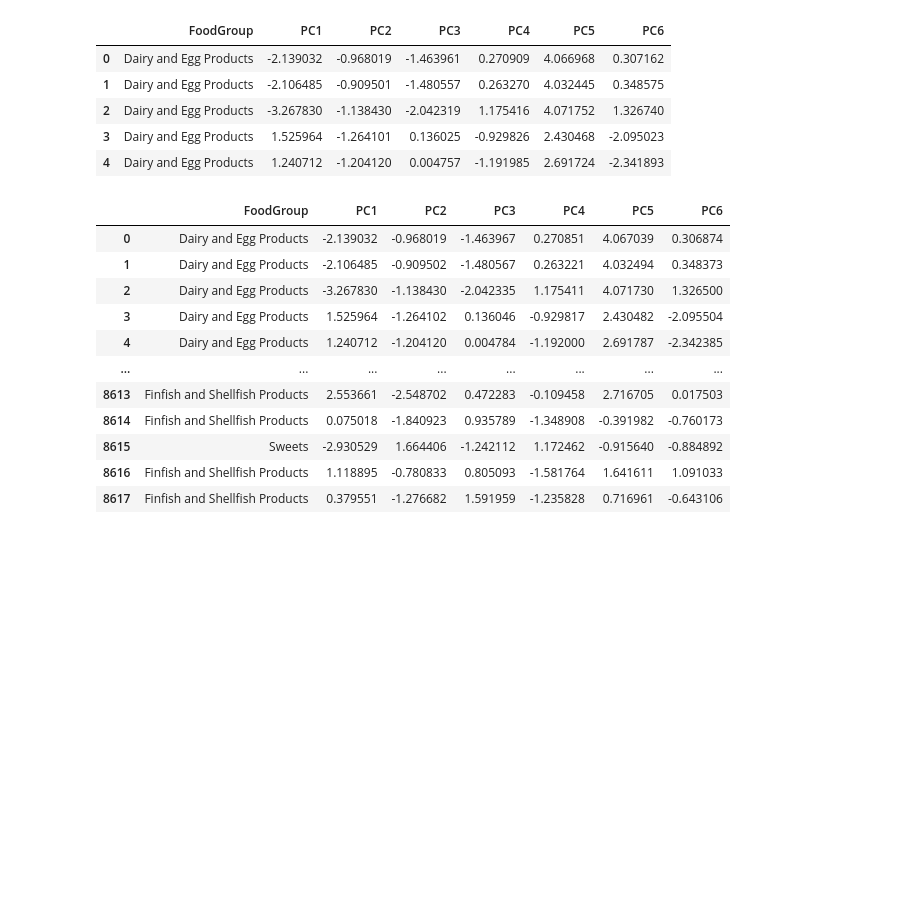
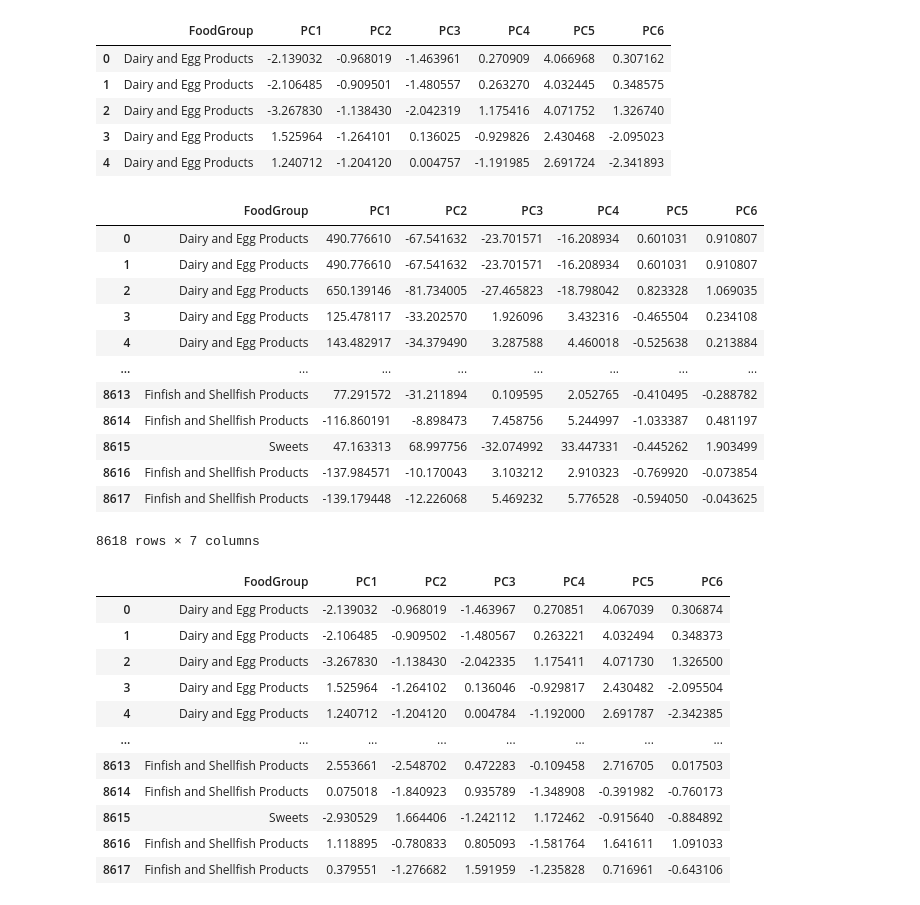
Before and after one commit to Porpi01/ONLINE_DS_THEBRIDGE_Monica, a Jupyter notebook: Ejercicios Repo del profe/3-Machine_Learning/2-No_Supervisado/1-PCA/Practica/1_Nutrition PCA.ipynb, the cells around one changed output. Cells and saved outputs as stored; diff of their text form; code cells hidden in the pictures; blank space fills up the shorter version.

```diff
--- a/Ejercicios Repo del profe/3-Machine_Learning/2-No_Supervisado/1-PCA/Practica/1_Nutrition PCA.ipynb
+++ b/Ejercicios Repo del profe/3-Machine_Learning/2-No_Supervisado/1-PCA/Practica/1_Nutrition PCA.ipynb
@@ -257,6 +304,11 @@ Crea un nuevo PCA con X Principal Components, siendo X la cantidad de PC escogid
 Obtén el nuevo dataset con el mismo número de registros que el original, pero en este caso con X features, que representan los PC elegidos.
 # %%
 # Instancia un nuevo PCA con n_components=6
+X = df_transform.iloc[:,:6]
+model_pca2 = PCA(n_components=6)
+
+pca2 = model_pca2.fit_transform(X)
+X.shape
 
 # Entrena, transforma y obtén el shape
 # %% [output]
@@ -264,3 +320,10 @@ Obtén el nuevo dataset con el mismo número de registros que el original, pero
 # %%
 # %% [output]
 PCA(n_components=6)
+# %%
+resultados = pd.DataFrame(
+    pca2,
+    columns = ['PC1', 'PC2',"PC3","PC4","PC5","PC6"],
+    )
+
+resultados
@@ -278,3 +355,4 @@ PCA(n_components=6)
 Determina para cada Principal Component, los 3 grupos de comida (*FoodGroup*) con los valores del PC más altos.
 # %%
 # Necesitaremos la serie FoodGroup
+df_food  = df["FoodGroup"]
@@ -315,6 +380,23 @@ Name: FoodGroup, Length: 8618, dtype: object
 | 2 | Dairy and Egg Products | -3.267830 | -1.138430 | -2.042319 | 1.175416 | 4.071752 | 1.326740 |
 | 3 | Dairy and Egg Products | 1.525964 | -1.264101 | 0.136025 | -0.929826 | 2.430468 | -2.095023 |
 | 4 | Dairy and Egg Products | 1.240712 | -1.204120 | 0.004757 | -1.191985 | 2.691724 | -2.341893 |
+# %%
+df_final_concat = pd.concat([df_food, resultados], axis=1)
+df_final_concat
+# %% [output]
+|  | FoodGroup | PC1 | PC2 | PC3 | PC4 | PC5 | PC6 |
+| 0 | Dairy and Egg Products | 490.776610 | -67.541632 | -23.701571 | -16.208934 | 0.601031 | 0.910807 |
+| 1 | Dairy and Egg Products | 490.776610 | -67.541632 | -23.701571 | -16.208934 | 0.601031 | 0.910807 |
+| 2 | Dairy and Egg Products | 650.139146 | -81.734005 | -27.465823 | -18.798042 | 0.823328 | 1.069035 |
+| 3 | Dairy and Egg Products | 125.478117 | -33.202570 | 1.926096 | 3.432316 | -0.465504 | 0.234108 |
+| 4 | Dairy and Egg Products | 143.482917 | -34.379490 | 3.287588 | 4.460018 | -0.525638 | 0.213884 |
+| ... | ... | ... | ... | ... | ... | ... | ... |
+| 8613 | Finfish and Shellfish Products | 77.291572 | -31.211894 | 0.109595 | 2.052765 | -0.410495 | -0.288782 |
+| 8614 | Finfish and Shellfish Products | -116.860191 | -8.898473 | 7.458756 | 5.244997 | -1.033387 | 0.481197 |
+| 8615 | Sweets | 47.163313 | 68.997756 | -32.074992 | 33.447331 | -0.445262 | 1.903499 |
+| 8616 | Finfish and Shellfish Products | -137.984571 | -10.170043 | 3.103212 | 2.910323 | -0.769920 | -0.073854 |
+| 8617 | Finfish and Shellfish Products | -139.179448 | -12.226068 | 5.469232 | 5.776528 | -0.594050 | -0.043625 |
+8618 rows × 7 columns
 # %%
 # df_final_merged = pd.merge(food, df_pca, left_index=True, right_index=True)
 # Best way
```
Also changed, not shown: parts of 21 cells of this notebook, 10 other files.
